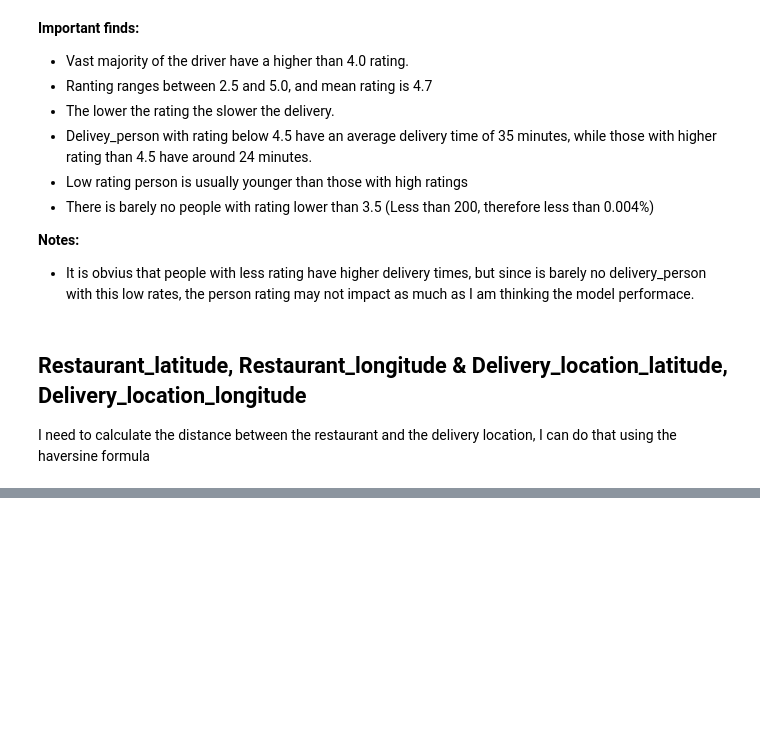
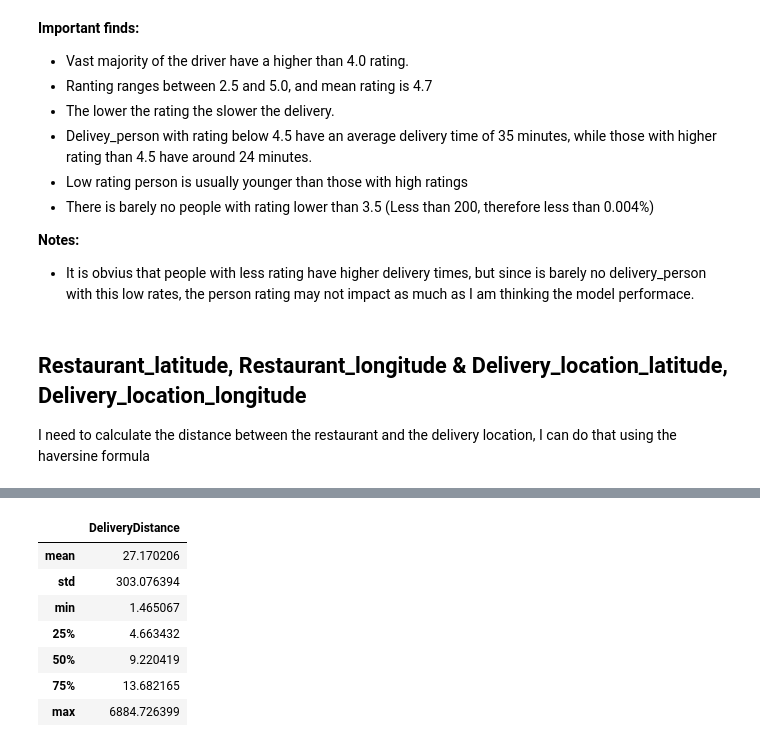
Before and after one commit to liamarguedas/uber-eats-delivery-time, a Jupyter notebook: notebooks/analyze-and-explore-data.ipynb, the cells around one changed output, grey strips where cells are left out. Saved outputs shown, nothing was run; the diff lists cells and outputs as text; code cells hidden in the pictures; blank space fills up the shorter version.

```diff
--- a/notebooks/analyze-and-explore-data.ipynb
+++ b/notebooks/analyze-and-explore-data.ipynb
@@ -362,0 +364,11 @@ data.head()
+# %%
+data['DeliveryDistance'].describe(include = 'all').to_frame()[1:]
+# %% [output]
+|  | DeliveryDistance |
+| mean | 27.170206 |
+| std | 303.076394 |
+| min | 1.465067 |
+| 25% | 4.663432 |
+| 50% | 9.220419 |
+| 75% | 13.682165 |
+| max | 6884.726399 |
```
Also changed, not shown: parts of 8 cells of this notebook.
